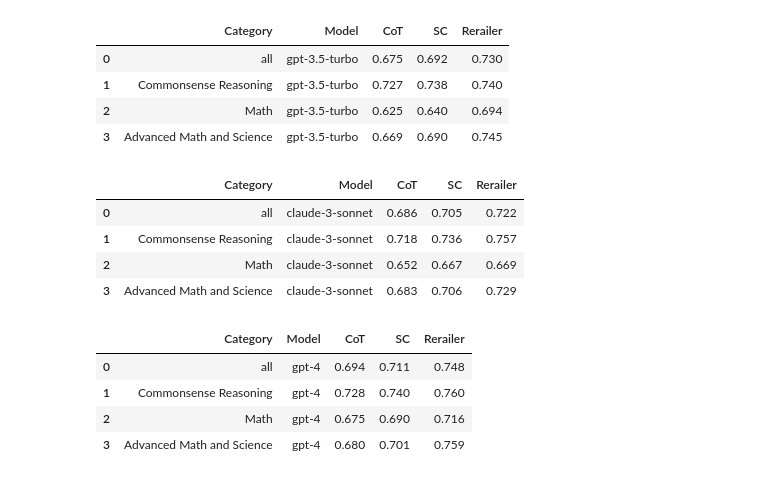
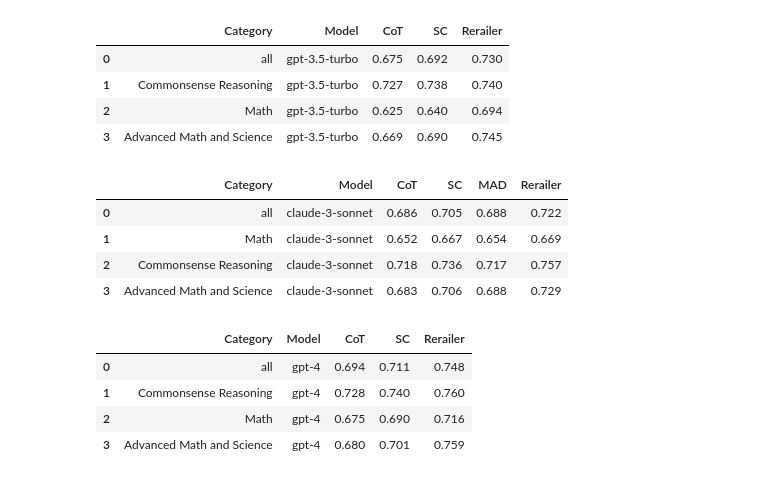
Before and after one commit to wan19990901/CoT_rerailer, a Jupyter notebook: src/Evaluation.ipynb, the cells around one changed output. Cells and saved outputs as stored; diff of their text form; code cells hidden in the pictures.

```diff
--- a/src/Evaluation.ipynb
+++ b/src/Evaluation.ipynb
@@ -2,18 +2,18 @@
 import pandas as pd
 import os
 # %%
-import numpy as np
 def compute_results(df):
     correctness = 0
     sc_correctness = 0
-    judge_correctness = 0
+    mad_correctness = 0
     rerailer_correctness = 0
     for row_index in range(len(df)):
         row = df.iloc[row_index]
         correct_ans = row['Correct_Answer'].lower()
         output_answer = row['Cot_random_answer'].lower()
         sc_answer = row['Smv_Answer'].lower()
-        judge_answer = row['Output_Answer'].lower()
+        # judge_answer = row['Output_Answer'].lower()
+        mad_answer = row['MAD_Answer'].lower()
         rerailer_ans = row['Corrected COT Answer'].lower()
         if correct_ans == output_answer[0]:
             correctness += 1
@@ -23,10 +23,10 @@ def compute_results(df):
             sc_correctness += 1
         else:
             sc_correctness += 0
-        if correct_ans == judge_answer[0]:
-            judge_correctness += 1
+        if correct_ans == mad_answer[0]:
+            mad_correctness += 1
         else:
-            judge_correctness += 0
+            mad_correctness += 0
         if correct_ans == rerailer_ans[0]:
             rerailer_correctness += 1
         else:
@@ -35,7 +35,7 @@ def compute_results(df):
     result_dict={
         'CoT':round(correctness/len(df),3),
         'SC':round(sc_correctness/len(df),3),
-        # 'Derailer':round(judge_correctness/len(df),3),
+        'MAD':round(mad_correctness/len(df),3),
         'Rerailer':round(rerailer_correctness/len(df),3)
     }
     return result_dict
@@ -101,23 +101,23 @@ df_result_3
 # %%
 results_li = []
 result = compute_results(df_claude)
 result['Model'] = 'claude-3-sonnet'
 result['Category'] = 'all'
 results_li.append(pd.DataFrame(result, index=[0]))
 for cate in set(df_claude.Big_Category.tolist()):
     df_temp = df_claude[df_claude['Big_Category']==cate]
     result = compute_results(df_temp)
     result['Model'] = 'claude-3-sonnet'
     result['Category'] = cate
     results_li.append(pd.DataFrame(result, index=[0]))
-df_result_claude = pd.concat(results_li,ignore_index=True)[['Category','Model','CoT','SC','Rerailer']]
+df_result_claude = pd.concat(results_li,ignore_index=True)[['Category','Model','CoT','SC','MAD','Rerailer']]
 df_result_claude
 # %% [output]
-|  | Category | Model | CoT | SC | Rerailer |
-| 0 | all | claude-3-sonnet | 0.686 | 0.705 | 0.722 |
-| 1 | Commonsense Reasoning | claude-3-sonnet | 0.718 | 0.736 | 0.757 |
-| 2 | Math | claude-3-sonnet | 0.652 | 0.667 | 0.669 |
-| 3 | Advanced Math and Science | claude-3-sonnet | 0.683 | 0.706 | 0.729 |
+|  | Category | Model | CoT | SC | MAD | Rerailer |
+| 0 | all | claude-3-sonnet | 0.686 | 0.705 | 0.688 | 0.722 |
+| 1 | Math | claude-3-sonnet | 0.652 | 0.667 | 0.654 | 0.669 |
+| 2 | Commonsense Reasoning | claude-3-sonnet | 0.718 | 0.736 | 0.717 | 0.757 |
+| 3 | Advanced Math and Science | claude-3-sonnet | 0.683 | 0.706 | 0.688 | 0.729 |
 # %%
 results_li = []
 result = compute_results(df_4)
```
Also changed, not shown: 7 other files.
